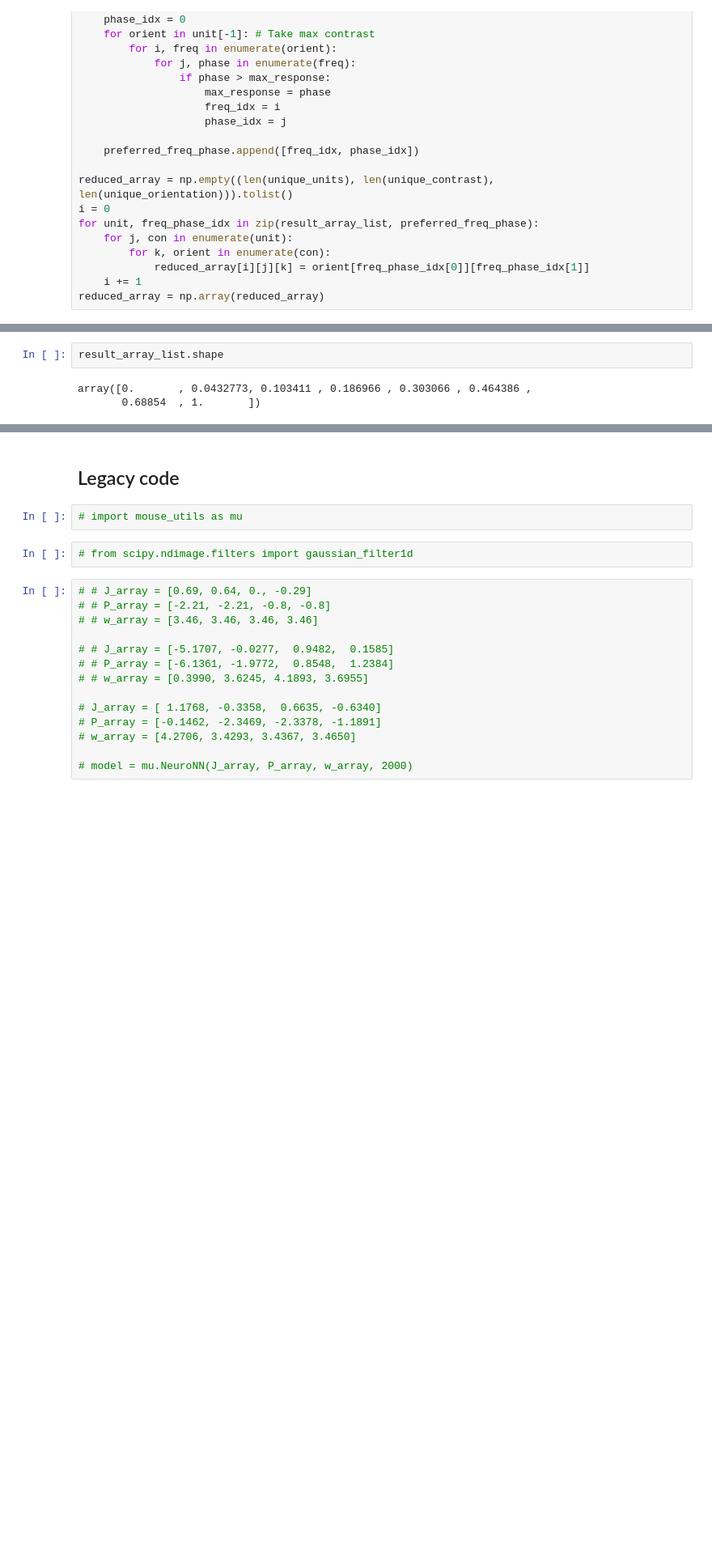
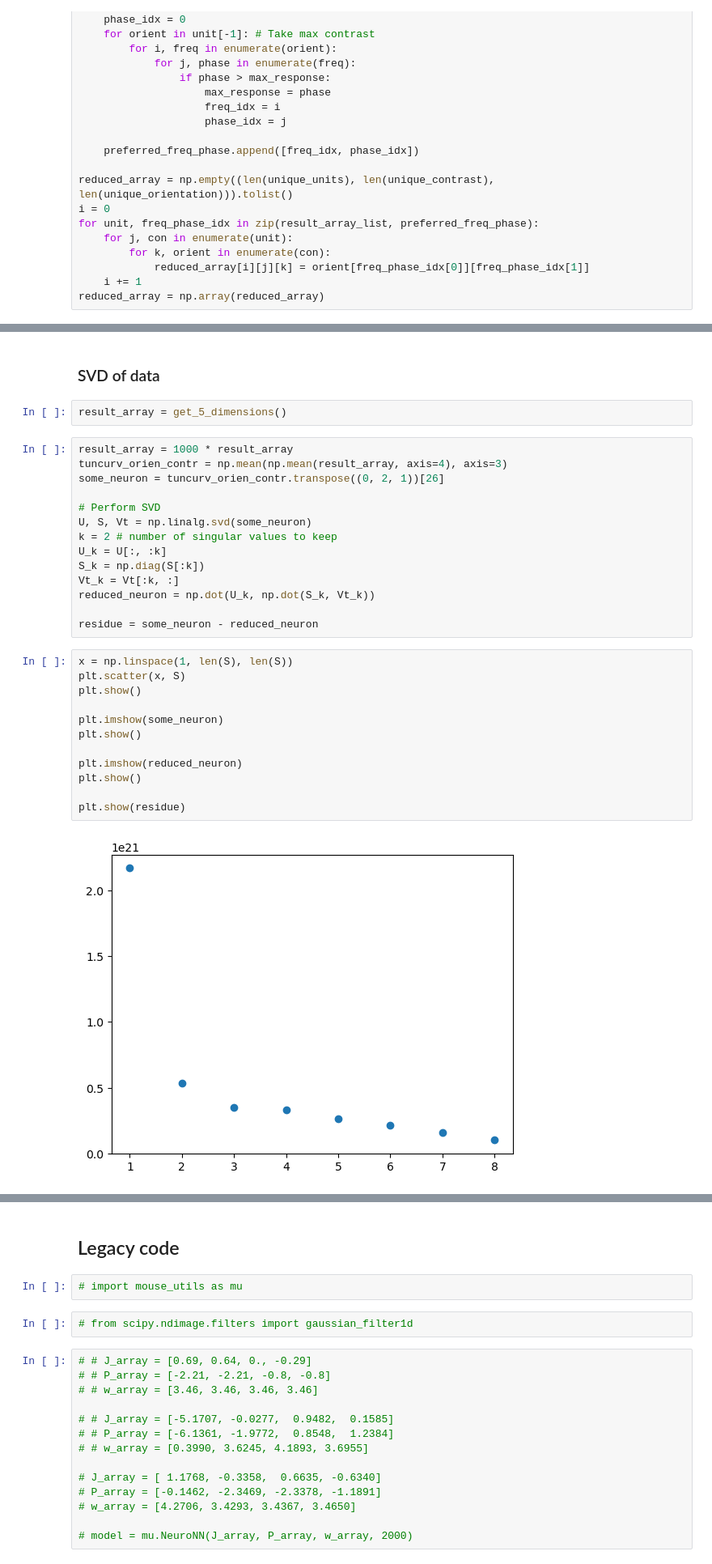
Before and after one commit to paopaoch/Mouse-V1, a Jupyter notebook: mouse_data_exploration.ipynb, the cells around one changed output, grey strips where cells are left out. Shown at 81% size. Saved outputs shown, nothing was run; the diff lists cells and outputs as text; blank space fills up the shorter version.

```diff
--- a/mouse_data_exploration.ipynb
+++ b/mouse_data_exploration.ipynb
@@ -244,5 +278,32 @@ plt.show()
-# %%
-result_array_list.shape
-# %% [output]
-array([0.       , 0.0432773, 0.103411 , 0.186966 , 0.303066 , 0.464386 ,
-       0.68854  , 1.       ])
+# %% [markdown]
+### SVD of data
+# %%
+result_array = get_5_dimensions()
+# %%
+result_array = 1000 * result_array
+tuncurv_orien_contr = np.mean(np.mean(result_array, axis=4), axis=3)
+some_neuron = tuncurv_orien_contr.transpose((0, 2, 1))[26]
+
+# Perform SVD
+U, S, Vt = np.linalg.svd(some_neuron)
+k = 2 # number of singular values to keep
+U_k = U[:, :k]
+S_k = np.diag(S[:k])
+Vt_k = Vt[:k, :]
+reduced_neuron = np.dot(U_k, np.dot(S_k, Vt_k))
+
+residue = some_neuron - reduced_neuron
+# %%
+x = np.linspace(1, len(S), len(S))
+plt.scatter(x, S)
+plt.show()
+
+plt.imshow(some_neuron)
+plt.show()
+
+plt.imshow(reduced_neuron)
+plt.show()
+
+plt.show(residue)
+# %% [output]
+[figure, added]
```
Also changed, not shown: parts of 11 cells of this notebook, 3 other files.
